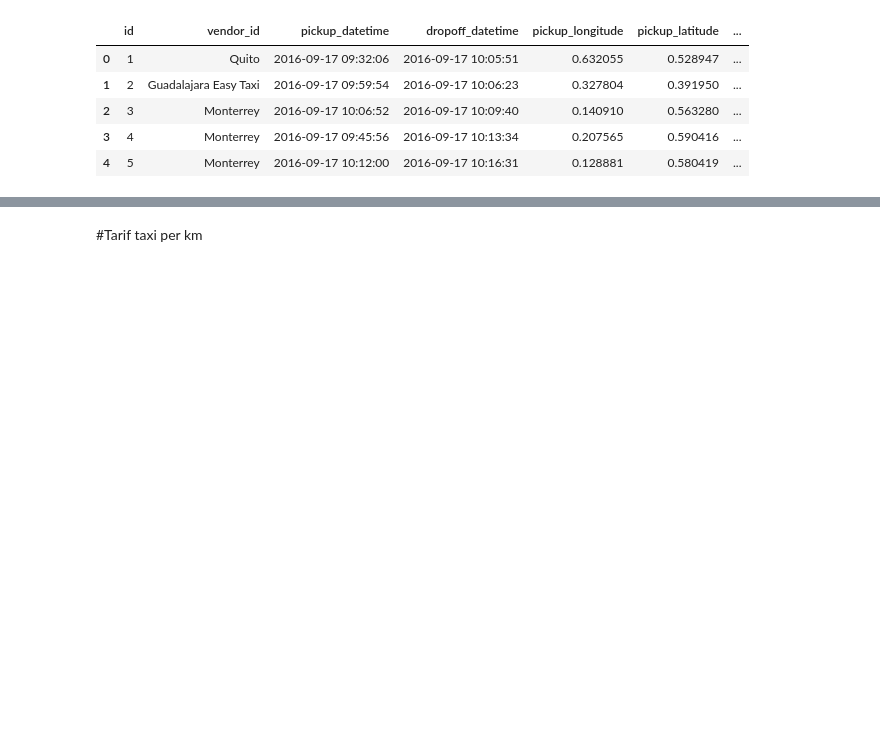
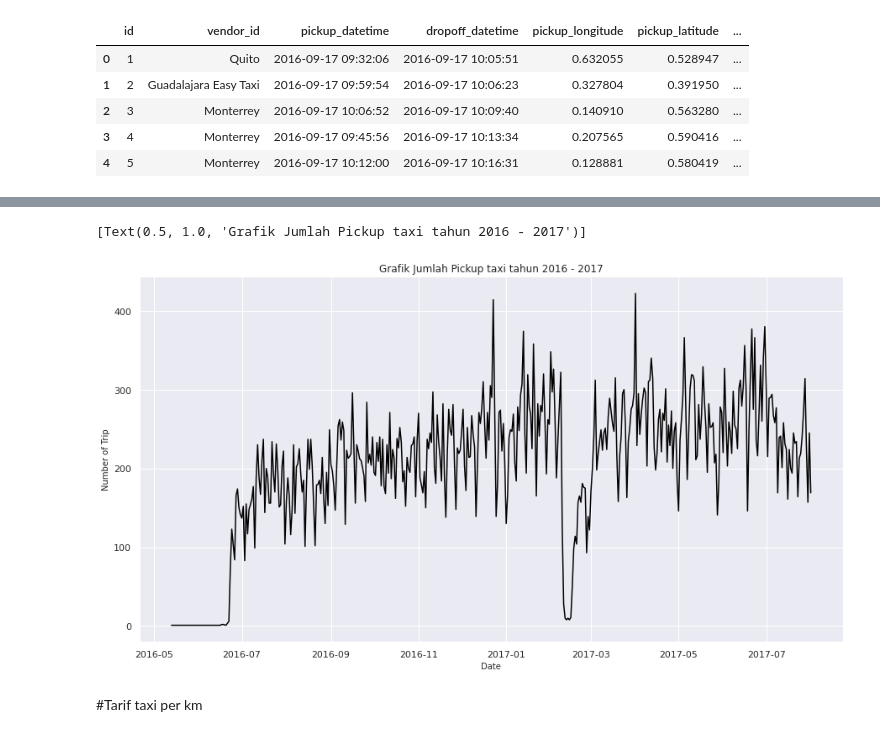
Before and after one commit to frfusch21/DTS_GGU_5, a Jupyter notebook: tarif_all_data.ipynb, the cells around one changed output, grey strips where cells are left out. Saved outputs shown, nothing was run; the diff lists cells and outputs as text; code cells hidden in the pictures; blank space fills up the shorter version.

```diff
--- a/tarif_all_data.ipynb
+++ b/tarif_all_data.ipynb
@@ -33,0 +90,6 @@ Name: vendor_id, Length: 139, dtype: int64
+# %%
+#membuat dataset pickup yang berisi tanggal pickup dan jumlah pickup dan mengurutkannya dari kecil ke besar
+pickup = pd.DataFrame(df_all.groupby(['pickup_date'])['id'].count())
+pickup = pickup.reset_index()
+pickup = pickup.sort_values('pickup_date', ascending=True)
+pickup
@@ -33,0 +110,4 @@ Name: vendor_id, Length: 139, dtype: int64
+# %%
+#menghapus data pertama dr dataset pickup
+pickup = pickup.drop(index=0)
+pickup
@@ -34,3 +128,13 @@ Name: vendor_id, Length: 139, dtype: int64
+# %%
+#membuat grafik garis pickup
+graph = sns.set(rc = {'figure.figsize':(15,8)})
+graph = sns.lineplot(data= pickup, x ='pickup_date', y = 'id', color = 'black')
+graph.set_xlabel("Date", fontsize = 10)
+graph.set_ylabel("Number of Trip", fontsize = 10)
+graph.set(title='Grafik Jumlah Pickup taxi tahun 2016 - 2017')
+# %% [output]
+[Text(0.5, 1.0, 'Grafik Jumlah Pickup taxi tahun 2016 - 2017')]
+[figure, added]
 # %% [markdown]
 #Tarif taxi per km
 # %%
```
Also changed, not shown: parts of 14 cells of this notebook.
